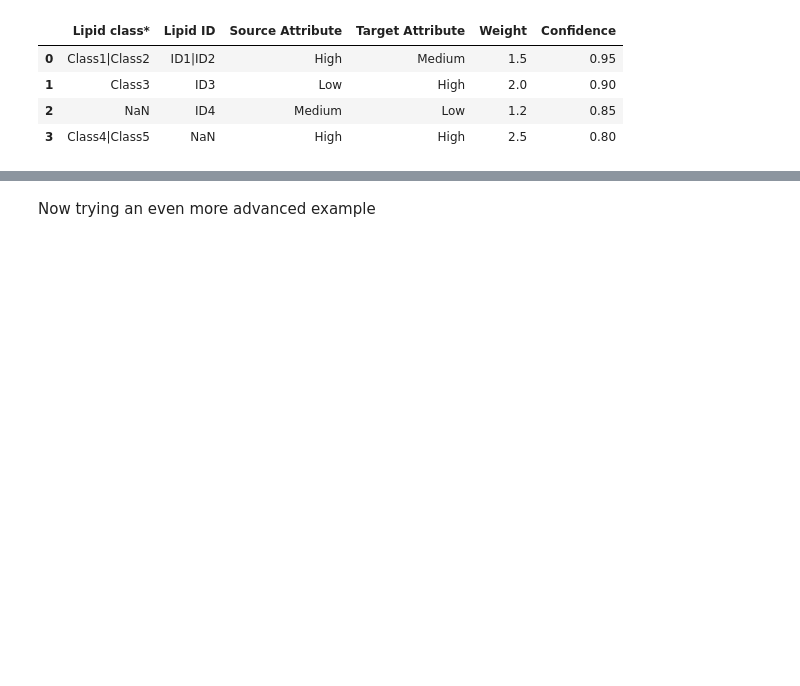
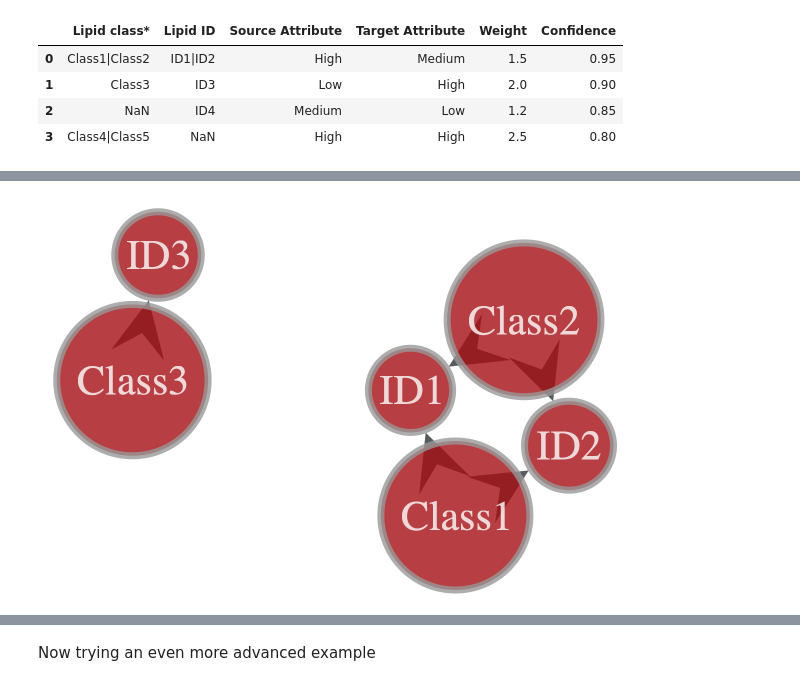
Before and after one commit to saezlab/lipinet, a Jupyter notebook: notebooks/multilayers.ipynb, the cells around one changed output, grey strips where cells are left out. Saved outputs shown, nothing was run; the diff lists cells and outputs as text; code cells hidden in the pictures; blank space fills up the shorter version.

```diff
--- a/notebooks/multilayers.ipynb
+++ b/notebooks/multilayers.ipynb
@@ -341,0 +196,4 @@ Total rows skipped due to invalid node IDs: 4
+# %%
+graph_draw(network.graph, vertex_text=network.graph.vp['node_id'])
+# %% [output]
+[figure, added]
```
Also changed, not shown: parts of 50 cells of this notebook, 1 other file.
